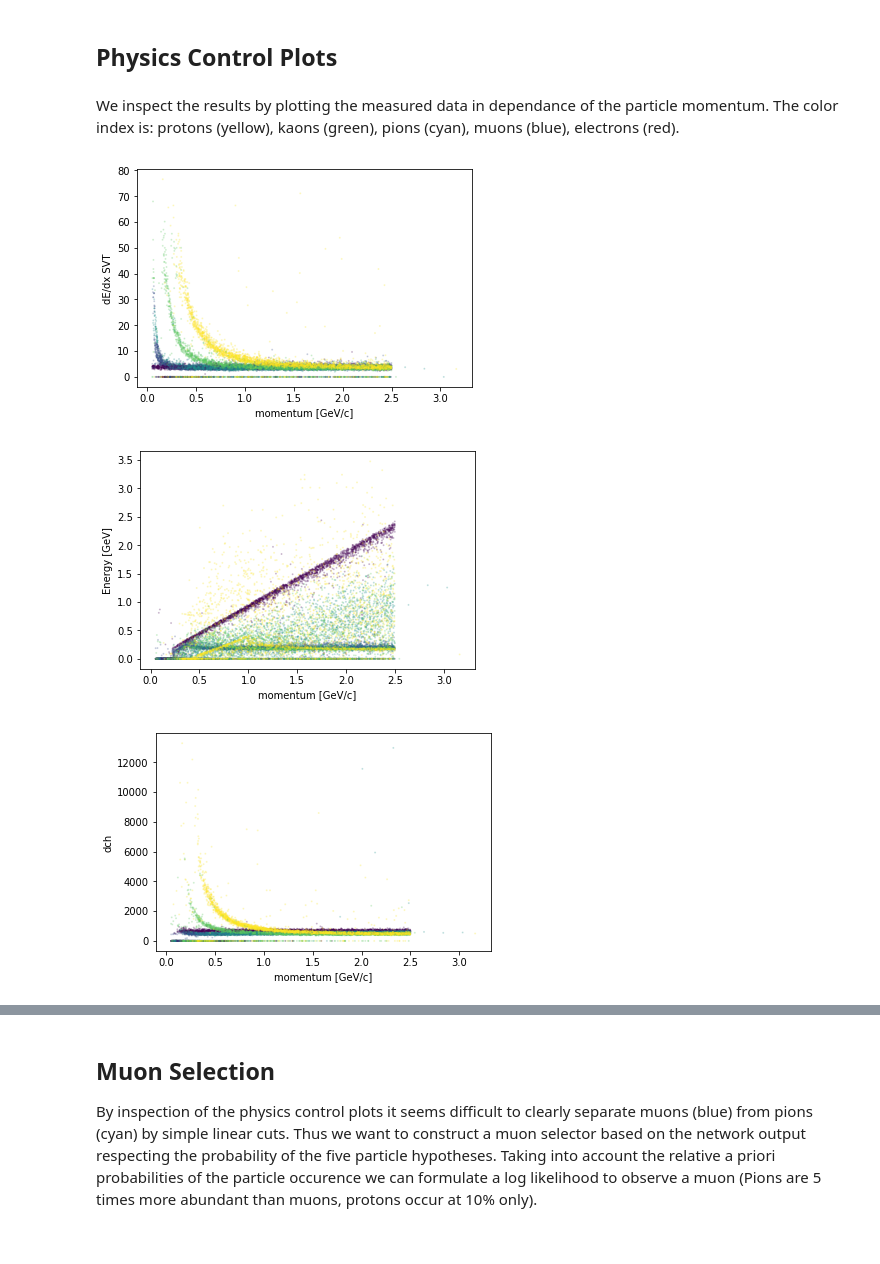
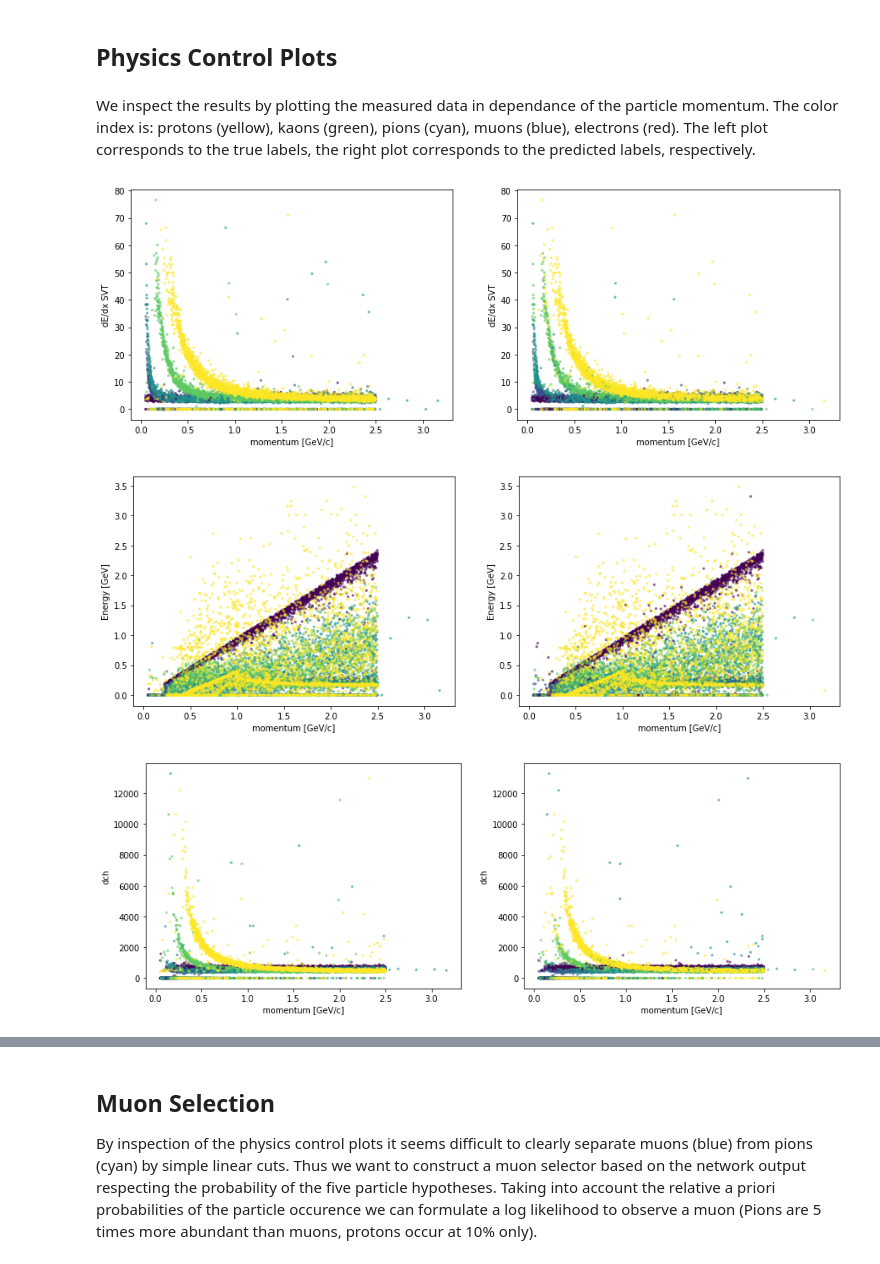
Before and after one commit to marcelkunze/notebooks-ipa, a Jupyter notebook: pid.ipynb, the cells around one changed output, grey strips where cells are left out. Drawn from its saved outputs; the diff is of its cells as text; code cells hidden in the pictures.

Commit message:
plot

```diff
--- a/pid.ipynb
+++ b/pid.ipynb
@@ -270,7 +271,7 @@ weighted avg       0.85      0.85      0.85     16765
 # %% [markdown]
 ## Physics Control Plots
 # %% [markdown]
-We inspect the results by plotting the measured data in dependance of the particle momentum. The color index is: protons (yellow), kaons (green), pions (cyan), muons (blue), electrons (red).
+We inspect the results by plotting the measured data in dependance of the particle momentum. The color index is: protons (yellow), kaons (green), pions (cyan), muons (blue), electrons (red). The left plot corresponds to the true labels, the right plot corresponds to the predicted labels, respectively.
 # %%
 mom = test_dataset[b'mom']
 svt = test_dataset[b'svt']
@@ -279,27 +280,48 @@ dch = test_dataset[b'dch']
 drc = test_dataset[b'drc']
 ifr = test_dataset[b'ifr']
 # %%
-plt.scatter(mom, svt, alpha=0.2,
-            s=1, c=pred_labels, cmap='viridis')
+plt.figure(figsize=(15,5))
+plt.subplot(1,2,1)
+plt.scatter(mom, svt, alpha=0.5,
+            s=5, c=test_labels, cmap='viridis')
+plt.ylabel('dE/dx SVT')
+plt.xlabel('momentum [GeV/c]')
+plt.subplot(1,2,2)
+plt.scatter(mom, svt, alpha=0.5,
+            s=5, c=pred_labels, cmap='viridis')
 plt.ylabel('dE/dx SVT')
 plt.xlabel('momentum [GeV/c]')
 plt.show()
 # %% [output]
-[figure, old version]
+[figure, new version]
 # %%
-plt.scatter(mom, emc, alpha=0.2,
-            s=1, c=pred_labels, cmap='viridis')
+plt.figure(figsize=(15,5))
+plt.subplot(1,2,1)
+plt.scatter(mom, emc, alpha=0.5,
+            s=5, c=test_labels, cmap='viridis')
+plt.ylabel('Energy [GeV]')
+plt.xlabel('momentum [GeV/c]')
+plt.subplot(1,2,2)
+plt.scatter(mom, emc, alpha=0.5,
+            s=5, c=pred_labels, cmap='viridis')
 plt.ylabel('Energy [GeV]')
 plt.xlabel('momentum [GeV/c]')
 plt.show()
 # %% [output]
-[figure, old version]
+[figure, new version]
 # %%
-plt.scatter(mom, dch, alpha=0.2,
-            s=1, c=pred_labels, cmap='viridis')
+plt.figure(figsize=(15,5))
+plt.subplot(1,2,1)
+plt.scatter(mom, dch, alpha=0.5,
+            s=5, c=test_labels, cmap='viridis')
+plt.ylabel('dch')
+plt.xlabel('momentum [GeV/c]')
+plt.subplot(1,2,2)
+plt.scatter(mom, dch, alpha=0.5,
+            s=5, c=pred_labels, cmap='viridis')
 plt.ylabel('dch')
 plt.xlabel('momentum [GeV/c]')
 plt.show()
 # %% [output]
-[figure, old version]
+[figure, new version]
 # %%
```
Also changed, not shown: parts of 11 cells of this notebook, 1 other file.
